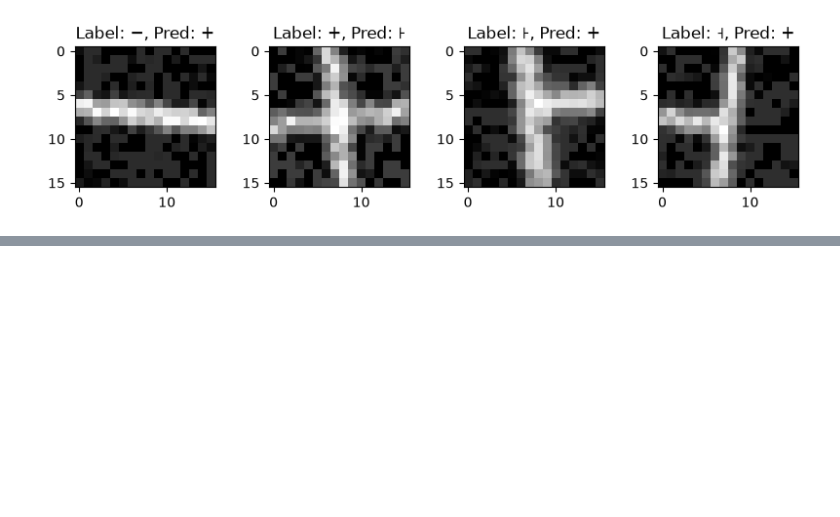
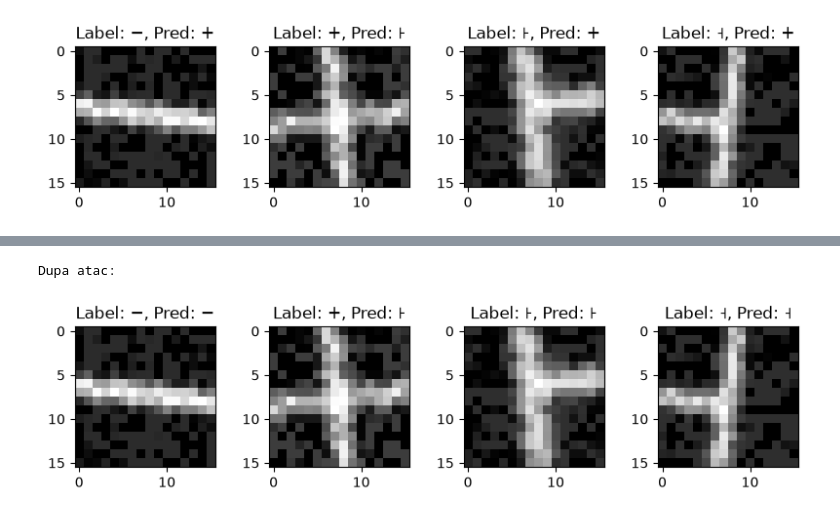
Before and after one commit to coteacarla/Adversarial-attacks-and-robustness-for-QML, a Jupyter notebook: Qiskit-version.ipynb, the cells around one changed output, grey strips where cells are left out. Saved outputs shown, nothing was run; the diff lists cells and outputs as text; code cells hidden in the pictures; blank space fills up the shorter version.

```diff
--- a/Qiskit-version.ipynb
+++ b/Qiskit-version.ipynb
@@ -252,7 +283,10 @@ Dupa atac:
 # %%
-# qml_model.eval()
-# adversarial_preds_after = qml_model(perturbed_x)
-# adversarial_class_output_after = torch.argmax(adversarial_preds_after, dim=1)
+qml_model.eval()
+adversarial_preds_after = qml_model(perturbed_x)
+adversarial_class_output_after = torch.argmax(adversarial_preds_after, dim=1)
 
-# print("\nDupa atac:")
-# visualize_data(perturbed_x.cpu().detach().numpy().reshape(-1, 16, 16), y_vis, adversarial_class_output_after.cpu().numpy())
+print("\nDupa atac:")
+visualize_data(perturbed_x.cpu().detach().numpy().reshape(-1, 16, 16), y_vis, adversarial_class_output_after.cpu().numpy())
+# %% [output]
+Dupa atac:
+[figure, added]
```
Also changed, not shown: parts of 1 cell of this notebook, 1 other file.
